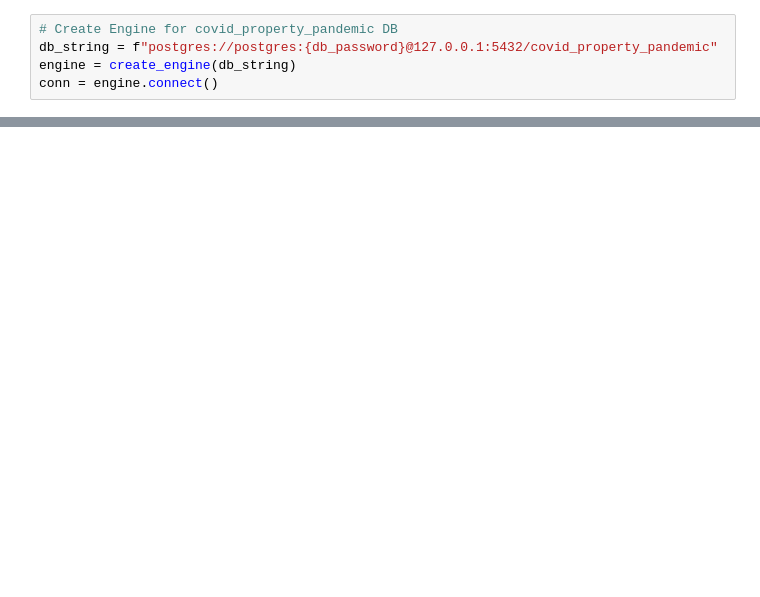
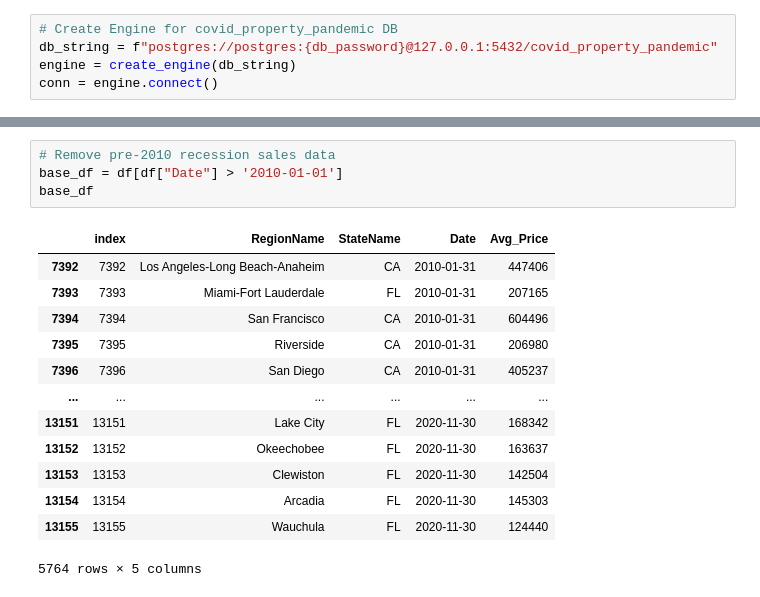
Before and after one commit to Jopinson/COVID19_Property_Pandemic, a Jupyter notebook: notebooks/modeling/Covid-Housing-ML.ipynb, the cells around one changed output, grey strips where cells are left out. Saved outputs shown, nothing was run; the diff lists cells and outputs as text; blank space fills up the shorter version.

```diff
--- a/notebooks/modeling/Covid-Housing-ML.ipynb
+++ b/notebooks/modeling/Covid-Housing-ML.ipynb
@@ -178,0 +49,18 @@ plt.show()
+# %%
+# Remove pre-2010 recession sales data
+base_df = df[df["Date"] > '2010-01-01']
+base_df
+# %% [output]
+|  | index | RegionName | StateName | Date | Avg_Price |
+| 7392 | 7392 | Los Angeles-Long Beach-Anaheim | CA | 2010-01-31 | 447406 |
+| 7393 | 7393 | Miami-Fort Lauderdale | FL | 2010-01-31 | 207165 |
+| 7394 | 7394 | San Francisco | CA | 2010-01-31 | 604496 |
+| 7395 | 7395 | Riverside | CA | 2010-01-31 | 206980 |
+| 7396 | 7396 | San Diego | CA | 2010-01-31 | 405237 |
+| ... | ... | ... | ... | ... | ... |
+| 13151 | 13151 | Lake City | FL | 2020-11-30 | 168342 |
+| 13152 | 13152 | Okeechobee | FL | 2020-11-30 | 163637 |
+| 13153 | 13153 | Clewiston | FL | 2020-11-30 | 142504 |
+| 13154 | 13154 | Arcadia | FL | 2020-11-30 | 145303 |
+| 13155 | 13155 | Wauchula | FL | 2020-11-30 | 124440 |
+5764 rows × 5 columns
```
Also changed, not shown: parts of 41 cells of this notebook, 1 other file.
